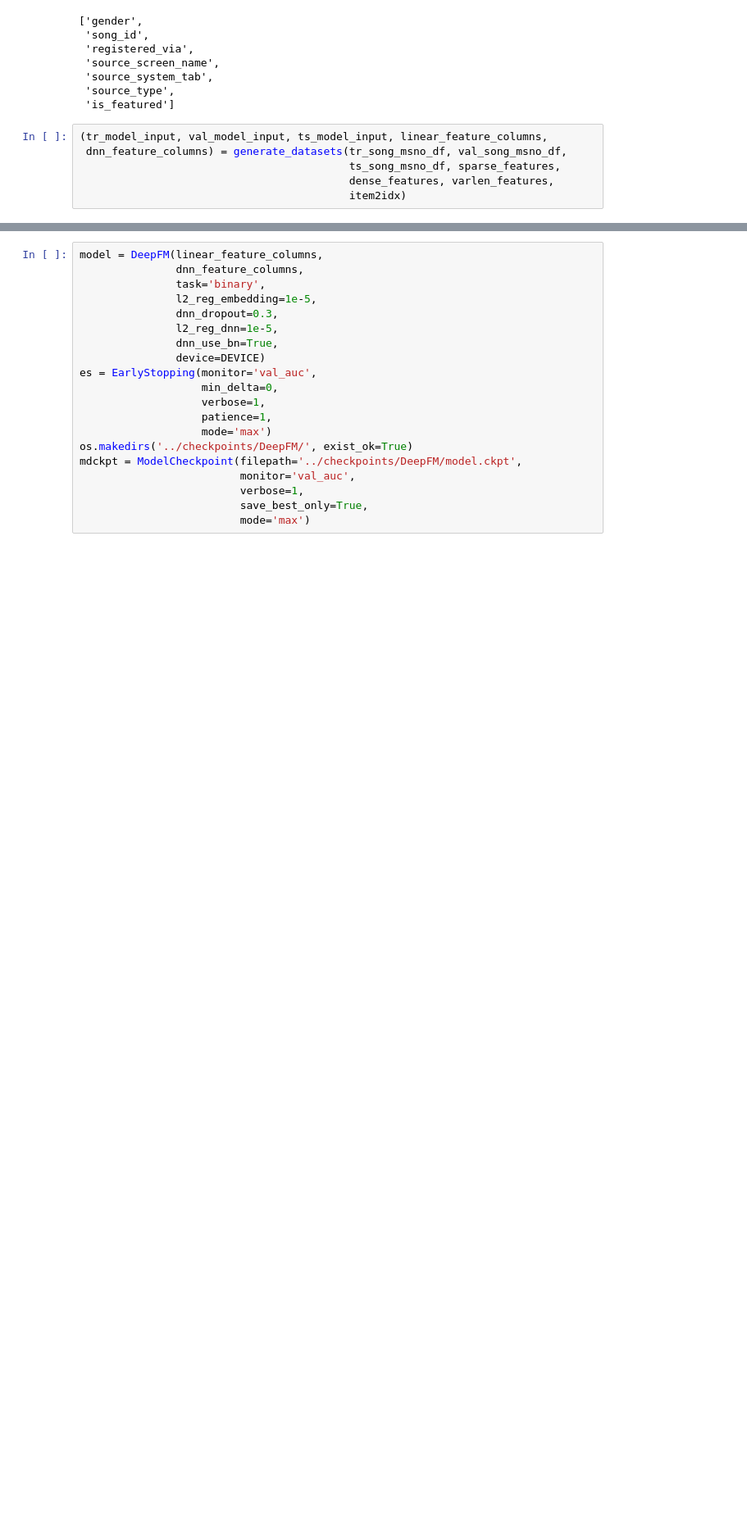
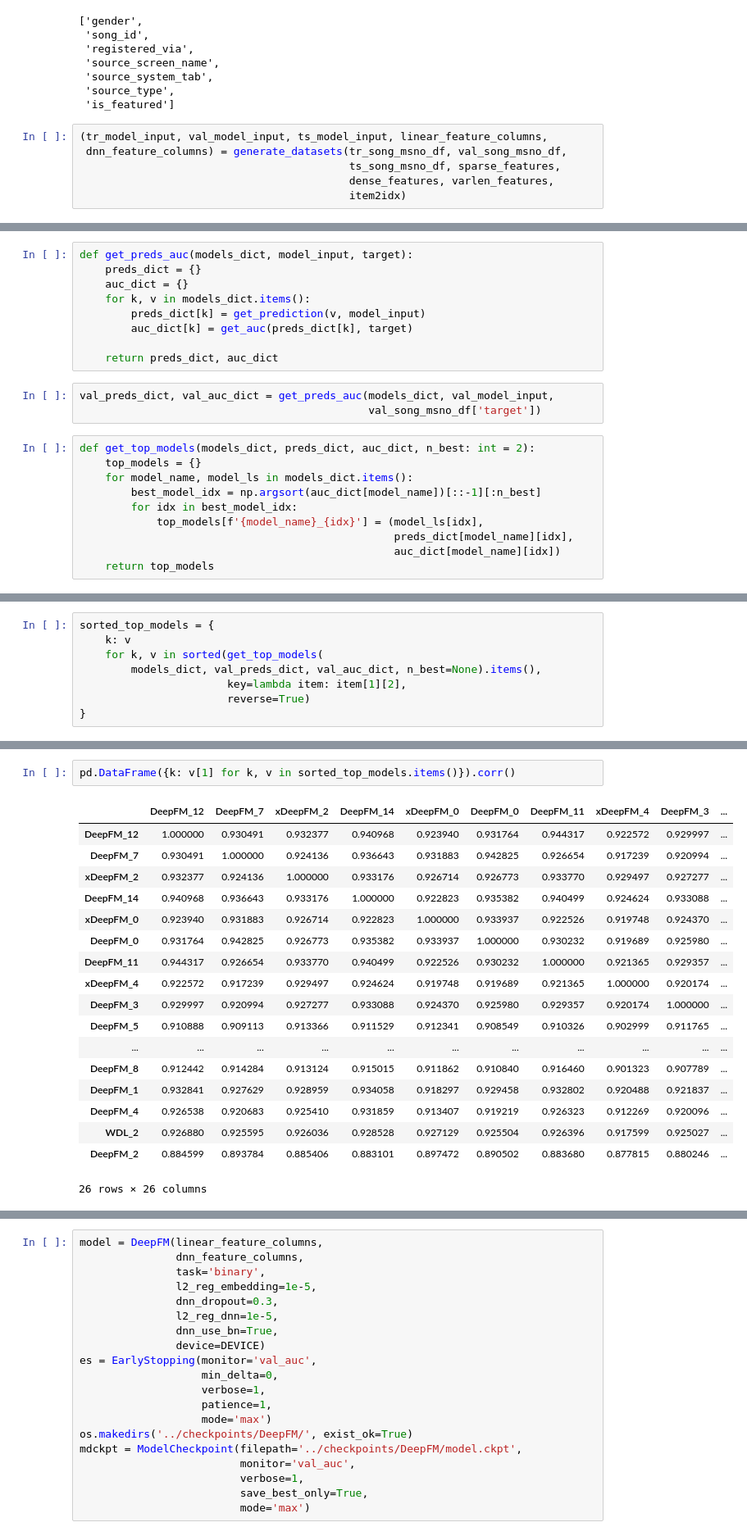
Before and after one commit to Junxiao-Zhao/KKBox_Music_Recommendation_System, a Jupyter notebook: notebooks/Preprocess.ipynb, the cells around one changed output, grey strips where cells are left out. Shown at 82% size. Cells and saved outputs as stored; diff of their text form; blank space fills up the shorter version.

Commit message:
DeepCTR bagging pipeline

```diff
--- a/notebooks/Preprocess.ipynb
+++ b/notebooks/Preprocess.ipynb
@@ -354,0 +367,22 @@ random_features(sparse_features)
+# %%
+def get_preds_auc(models_dict, model_input, target):
+    preds_dict = {}
+    auc_dict = {}
+    for k, v in models_dict.items():
+        preds_dict[k] = get_prediction(v, model_input)
+        auc_dict[k] = get_auc(preds_dict[k], target)
+
+    return preds_dict, auc_dict
+# %%
+val_preds_dict, val_auc_dict = get_preds_auc(models_dict, val_model_input,
+                                             val_song_msno_df['target'])
+# %%
+def get_top_models(models_dict, preds_dict, auc_dict, n_best: int = 2):
+    top_models = {}
+    for model_name, model_ls in models_dict.items():
+        best_model_idx = np.argsort(auc_dict[model_name])[::-1][:n_best]
+        for idx in best_model_idx:
+            top_models[f'{model_name}_{idx}'] = (model_ls[idx],
+                                                 preds_dict[model_name][idx],
+                                                 auc_dict[model_name][idx])
+    return top_models
@@ -354,0 +413,8 @@ random_features(sparse_features)
+# %%
+sorted_top_models = {
+    k: v
+    for k, v in sorted(get_top_models(
+        models_dict, val_preds_dict, val_auc_dict, n_best=None).items(),
+                       key=lambda item: item[1][2],
+                       reverse=True)
+}
@@ -354,0 +425,21 @@ random_features(sparse_features)
+# %%
+pd.DataFrame({k: v[1] for k, v in sorted_top_models.items()}).corr()
+# %% [output]
+|  | DeepFM_12 | DeepFM_7 | xDeepFM_2 | DeepFM_14 | xDeepFM_0 | DeepFM_0 | DeepFM_11 | xDeepFM_4 | DeepFM_3 | ... |
+| DeepFM_12 | 1.000000 | 0.930491 | 0.932377 | 0.940968 | 0.923940 | 0.931764 | 0.944317 | 0.922572 | 0.929997 | ... |
+| DeepFM_7 | 0.930491 | 1.000000 | 0.924136 | 0.936643 | 0.931883 | 0.942825 | 0.926654 | 0.917239 | 0.920994 | ... |
+| xDeepFM_2 | 0.932377 | 0.924136 | 1.000000 | 0.933176 | 0.926714 | 0.926773 | 0.933770 | 0.929497 | 0.927277 | ... |
+| DeepFM_14 | 0.940968 | 0.936643 | 0.933176 | 1.000000 | 0.922823 | 0.935382 | 0.940499 | 0.924624 | 0.933088 | ... |
+| xDeepFM_0 | 0.923940 | 0.931883 | 0.926714 | 0.922823 | 1.000000 | 0.933937 | 0.922526 | 0.919748 | 0.924370 | ... |
+| DeepFM_0 | 0.931764 | 0.942825 | 0.926773 | 0.935382 | 0.933937 | 1.000000 | 0.930232 | 0.919689 | 0.925980 | ... |
+| DeepFM_11 | 0.944317 | 0.926654 | 0.933770 | 0.940499 | 0.922526 | 0.930232 | 1.000000 | 0.921365 | 0.929357 | ... |
+| xDeepFM_4 | 0.922572 | 0.917239 | 0.929497 | 0.924624 | 0.919748 | 0.919689 | 0.921365 | 1.000000 | 0.920174 | ... |
+| DeepFM_3 | 0.929997 | 0.920994 | 0.927277 | 0.933088 | 0.924370 | 0.925980 | 0.929357 | 0.920174 | 1.000000 | ... |
+| DeepFM_5 | 0.910888 | 0.909113 | 0.913366 | 0.911529 | 0.912341 | 0.908549 | 0.910326 | 0.902999 | 0.911765 | ... |
+| ... | ... | ... | ... | ... | ... | ... | ... | ... | ... | ... |
+| DeepFM_8 | 0.912442 | 0.914284 | 0.913124 | 0.915015 | 0.911862 | 0.910840 | 0.916460 | 0.901323 | 0.907789 | ... |
+| DeepFM_1 | 0.932841 | 0.927629 | 0.928959 | 0.934058 | 0.918297 | 0.929458 | 0.932802 | 0.920488 | 0.921837 | ... |
+| DeepFM_4 | 0.926538 | 0.920683 | 0.925410 | 0.931859 | 0.913407 | 0.919219 | 0.926323 | 0.912269 | 0.920096 | ... |
+| WDL_2 | 0.926880 | 0.925595 | 0.926036 | 0.928528 | 0.927129 | 0.925504 | 0.926396 | 0.917599 | 0.925027 | ... |
+| DeepFM_2 | 0.884599 | 0.893784 | 0.885406 | 0.883101 | 0.897472 | 0.890502 | 0.883680 | 0.877815 | 0.880246 | ... |
+26 rows × 26 columns
```
Also changed, not shown: parts of 18 cells of this notebook, 1 other file.
